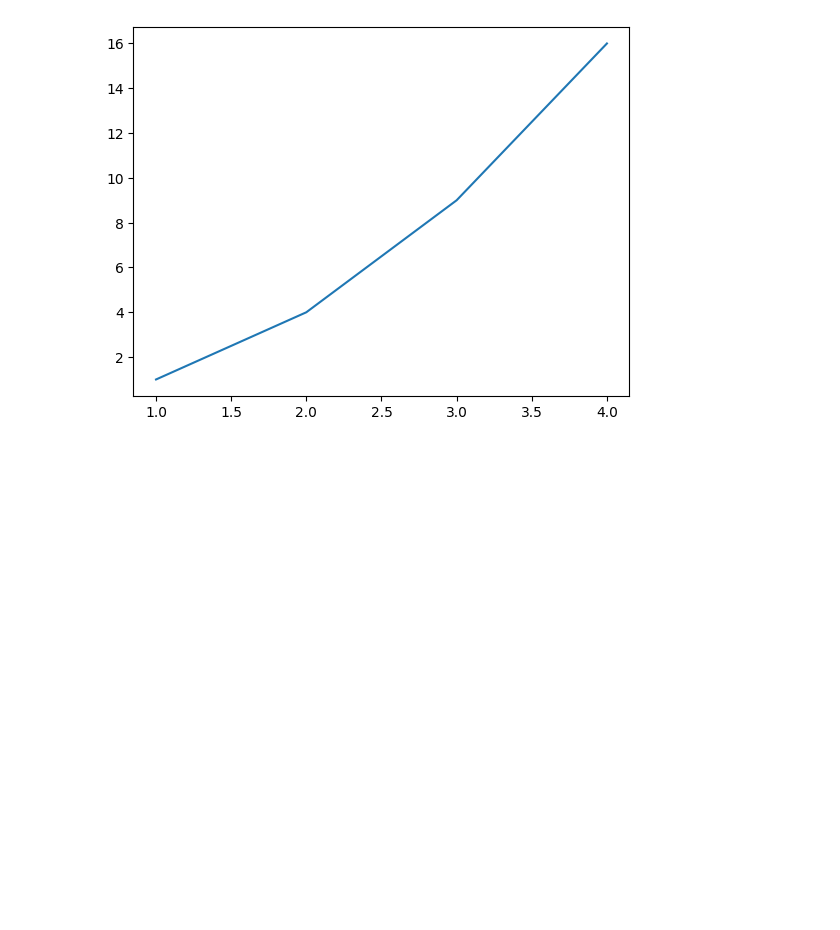
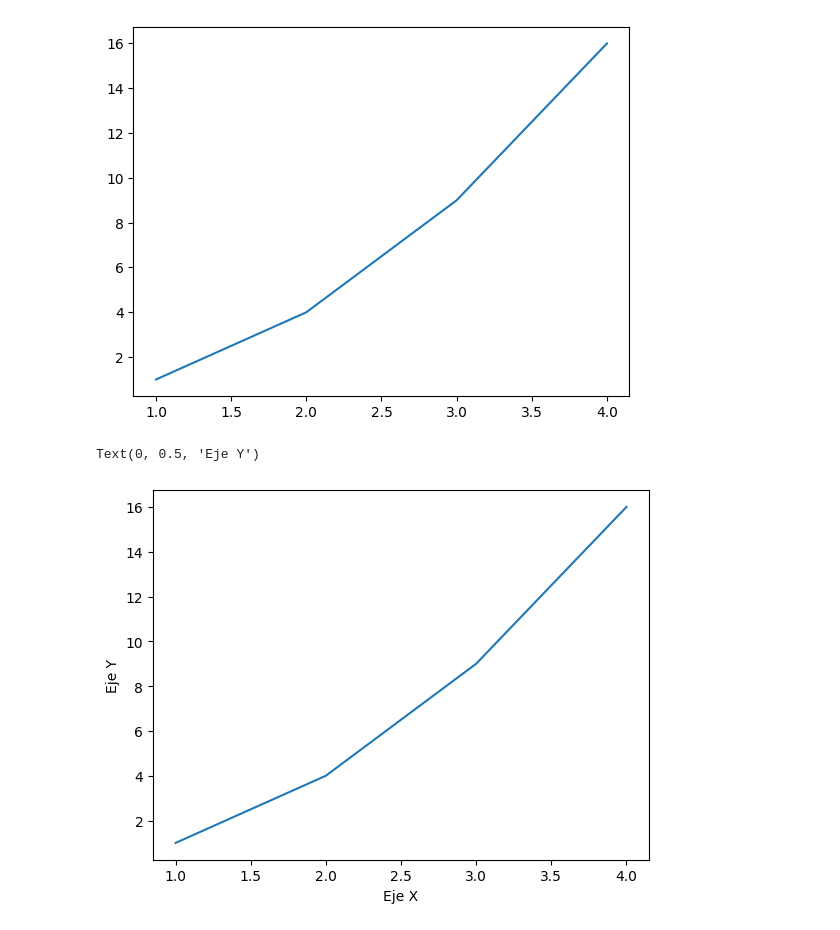
Before and after one commit to jdmartinezrs/K-NN_MODEL_KM_VEHICLE_PREDICTION, a Jupyter notebook: FuncionesNumpyPandasyMatplotlib.ipynb, the cells around one changed output. Drawn from its saved outputs; the diff is of its cells as text; code cells hidden in the pictures; blank space fills up the shorter version.

Commit message:
generating graphs

```diff
--- a/FuncionesNumpyPandasyMatplotlib.ipynb
+++ b/FuncionesNumpyPandasyMatplotlib.ipynb
@@ -97,3 +97,10 @@ plt.plot([1,2,3,4],[1,4,9,16])
 plt.show()
 # %% [output]
 [figure]
+# %%
+plt.plot([1,2,3,4],[1,4,9,16])
+plt.xlabel('Eje X')
+plt.ylabel('Eje Y')
+# %% [output]
+Text(0, 0.5, 'Eje Y')
+[figure, added]
```
Also changed, not shown: parts of 3 cells of this notebook.
